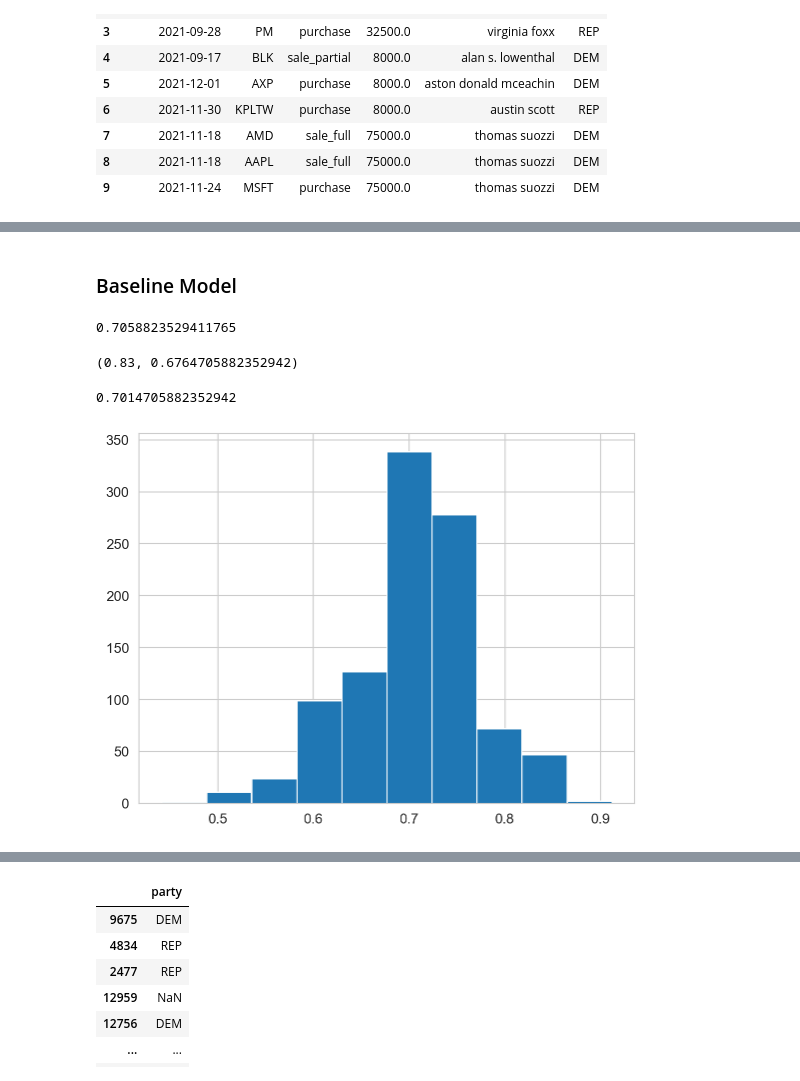
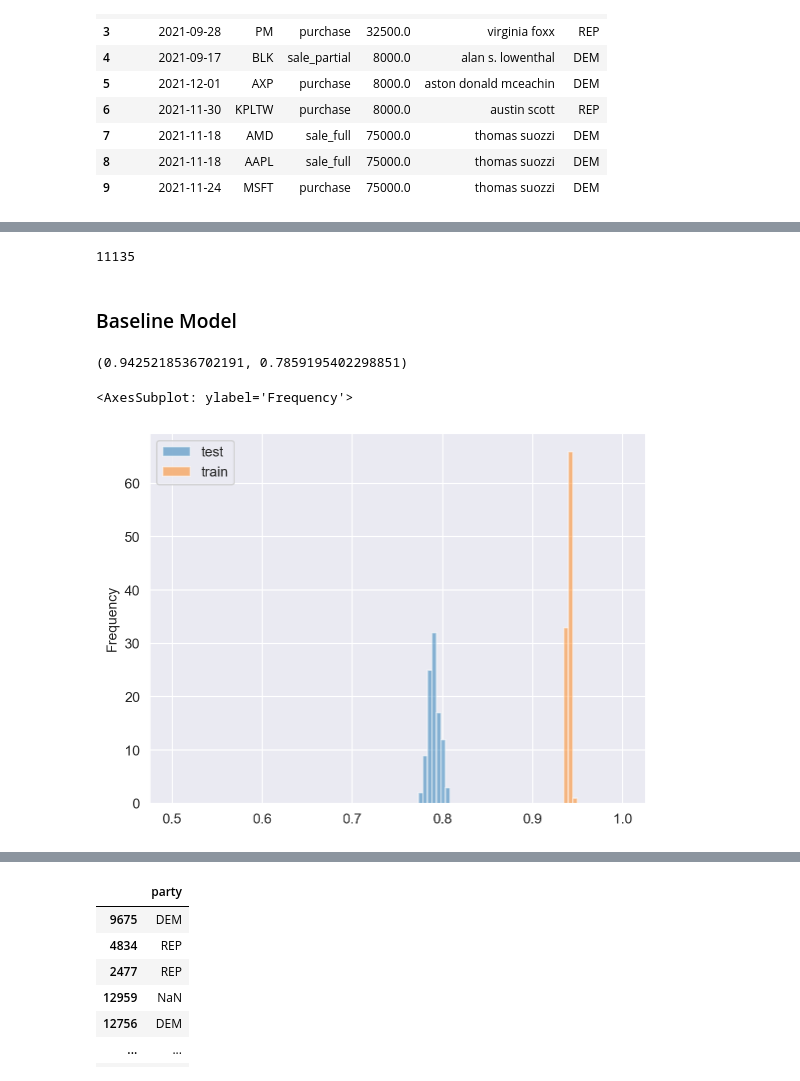
Before and after one commit to pemukl/dsc80-stock-prediction, a Jupyter notebook: stocks.ipynb, the cells around one changed output, grey strips where cells are left out. Drawn from its saved outputs; the diff is of its cells as text; code cells hidden in the pictures.

```diff
--- a/stocks.ipynb
+++ b/stocks.ipynb
@@ -107,10 +89,21 @@ apple_stocks
+# %%
+stocks = data
+stocks = stocks.dropna()
+stocks
+
+X = stocks[['type', 'amount', 'transaction_date', 'ticker']]
+y = stocks[["party"]]
+# %%
+len(stocks)
+# %% [output]
+11135
 # %% [markdown]
 ### Baseline Model
 # %%
 from sklearn.model_selection import train_test_split
 
-X_train, X_test, y_train, y_test = train_test_split(apple_stocks[['type', 'amount', 'transaction_date']],
-                                                        apple_stocks[['party']])
+X_train, X_test, y_train, y_test = train_test_split(stocks[['type', 'amount', 'transaction_date', 'ticker']],
+                                                        stocks[['party']])
 
 from sklearn.compose import ColumnTransformer
 from sklearn.pipeline import Pipeline
@@ -119,6 +112,10 @@ from sklearn.preprocessing import KBinsDiscretizer
 from sklearn.ensemble import RandomForestClassifier
 from sklearn.ensemble import *
 from sklearn.tree import DecisionTreeClassifier
+from sklearn.svm import SVC
+from sklearn.linear_model import SGDClassifier
+from sklearn.kernel_approximation import Nystroem
+
 year_prefix_hotencode = Pipeline([
 ("get-year", FunctionTransformer(lambda x : pd.DataFrame(x["transaction_date"].str[:4]))),
 ("onehot", OneHotEncoder(handle_unknown='ignore')),
@@ -126,7 +123,7 @@ year_prefix_hotencode = Pipeline([
 
 preproc = ColumnTransformer(
 transformers=[
-    ('amount', OneHotEncoder(handle_unknown='ignore'), ["amount", "type"]),
+    ('amount', OneHotEncoder(handle_unknown='ignore'), ["amount", "type", "ticker"]),
     ('year', year_prefix_hotencode, ["transaction_date"])
 ]
 )
@@ -134,23 +131,20 @@ pl = Pipeline([
 ('preproc', preproc),
 ('embedding', DecisionTreeClassifier()),
 ])
+
 pl.fit(X_train, y_train["party"])
-pl.score(X_test, y_test["party"])
+(pl.score(X_train, y_train["party"]), pl.score(X_test, y_test["party"]))
 # %% [output]
-0.7058823529411765
+(0.9425218536702191, 0.7859195402298851)
-# %%
-(pl.score(X_train, y_train["party"]), pl.score(X_test, y_test["party"]))
-# %% [output]
-(0.83, 0.6764705882352942)
 # %%
-res = []
-for _ in range(1_000):
-    X_train, X_test, y_train, y_test = train_test_split(apple_stocks[['type', 'amount', 'transaction_date']],
-                                                        apple_stocks[['party']])
+res = {"test":[],"train":[]}
+for _ in range(100):
+    X_train, X_test, y_train, y_test = train_test_split(X,y)
     pl.fit(X_train, y_train["party"])
-    res.append(pl.score(X_test, y_test["party"]))
-pd.Series(res).hist()
-pd.Series(res).mean()
+    res["test"].append(pl.score(X_test, y_test["party"]))
+    res["train"].append(pl.score(X_train, y_train["party"]))
+
+pd.DataFrame(res).plot.hist(bins=np.linspace(0.5, 1, 100),alpha=0.5)
 # %% [output]
-0.7014705882352942
+<AxesSubplot: ylabel='Frequency'>
-[figure, old version]
+[figure, new version]
```
Also changed, not shown: parts of 8 cells of this notebook.
